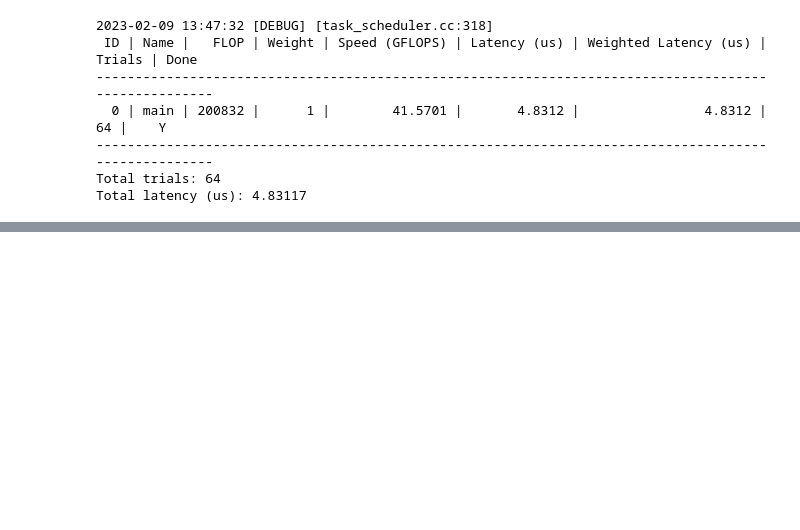
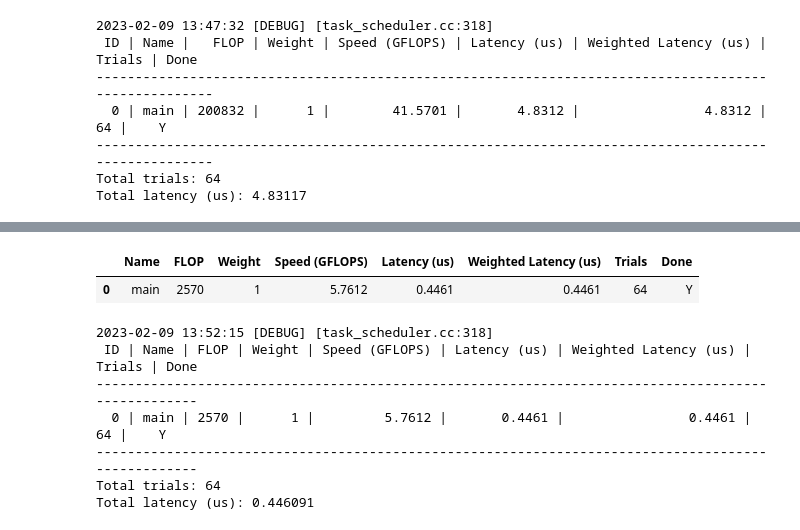
Before and after one commit to qiaolian9/tvm_learning, a Jupyter notebook: mlc/MLC#4/test.ipynb, the cells around one changed output, grey strips where cells are left out. Saved outputs shown, nothing was run; the diff lists cells and outputs as text; code cells hidden in the pictures; blank space fills up the shorter version.

```diff
--- a/mlc/MLC#4/test.ipynb
+++ b/mlc/MLC#4/test.ipynb
@@ -192,0 +213,10 @@ MyModuleWithParams.update_func(gv, new_func)
+# %%
+# linear1
+mod_linear = IRModule.from_expr(MyModuleWithParams['linear1'].with_attr("global_symbol", 'main'))
+# %%
+linear_record = ms.tune_tir(mod_linear, target='llvm --num-cores=1',
+                            work_dir='./tune_tmp/',
+                            task_name='main',
+                            max_trials_global=64,
+                            num_trials_per_iter=64)
+# %% [output]
@@ -192,0 +224,9 @@ MyModuleWithParams.update_func(gv, new_func)
+|  | Name | FLOP | Weight | Speed (GFLOPS) | Latency (us) | Weighted Latency (us) | Trials | Done |
+| 0 | main | 2570 | 1 | 5.7612 | 0.4461 | 0.4461 | 64 | Y |
+2023-02-09 13:52:15 [DEBUG] [task_scheduler.cc:318]
+ ID | Name | FLOP | Weight | Speed (GFLOPS) | Latency (us) | Weighted Latency (us) | Trials | Done
+---------------------------------------------------------------------------------------------------
+  0 | main | 2570 |      1 |         5.7612 |       0.4461 |                0.4461 |     64 |    Y
+---------------------------------------------------------------------------------------------------
+Total trials: 64
+Total latency (us): 0.446091
```
Also changed, not shown: parts of 8 cells of this notebook.
